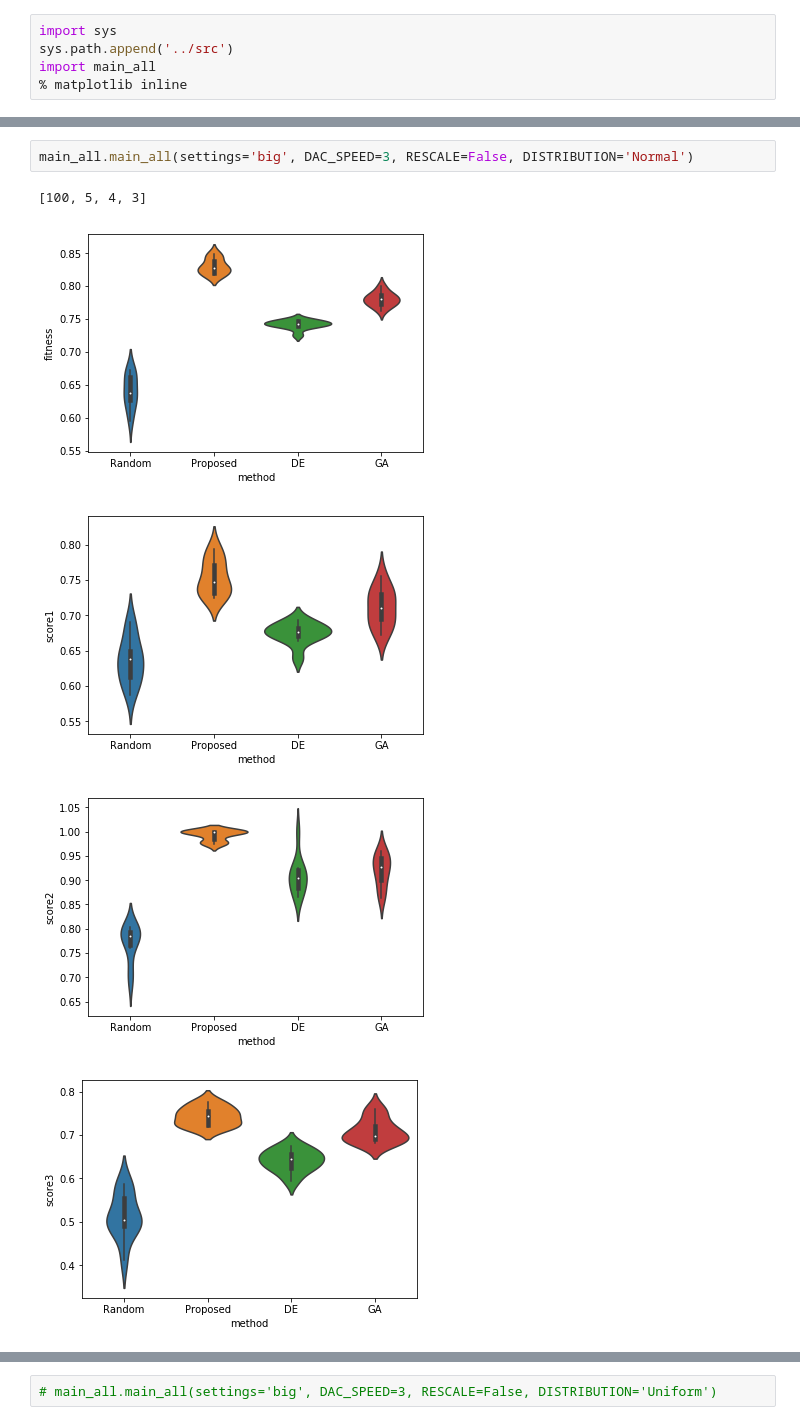
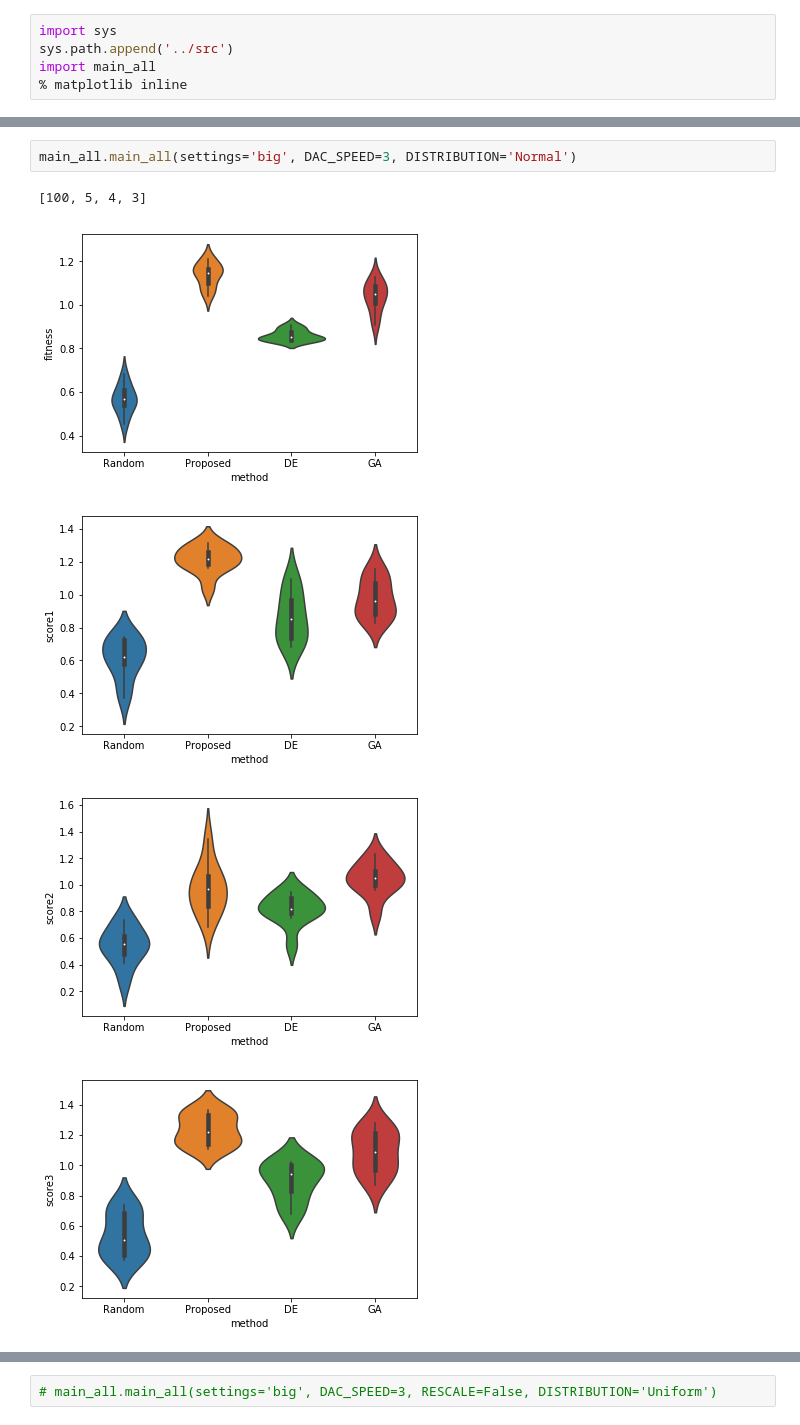
Before and after one commit to omid55/multi_team_formation, a Jupyter notebook: codes/notebooks/runs_of_main_all-bigproblems.ipynb, the cells around one changed output, grey strips where cells are left out. Saved outputs shown, nothing was run; the diff lists cells and outputs as text.

```diff
--- a/codes/notebooks/runs_of_main_all-bigproblems.ipynb
+++ b/codes/notebooks/runs_of_main_all-bigproblems.ipynb
@@ -6,8 +26,8 @@ import main_all
 # %%
-main_all.main_all(settings='big', DAC_SPEED=3, RESCALE=False, DISTRIBUTION='Normal')
+main_all.main_all(settings='big', DAC_SPEED=3, DISTRIBUTION='Normal')
 # %% [output]
 [100, 5, 4, 3]
-[figure, old version]
+[figure, new version]
-[figure, old version]
+[figure, new version]
-[figure, old version]
+[figure, new version]
-[figure, old version]
+[figure, new version]
```
Also changed, not shown: parts of 2 cells of this notebook, 7 other files.
